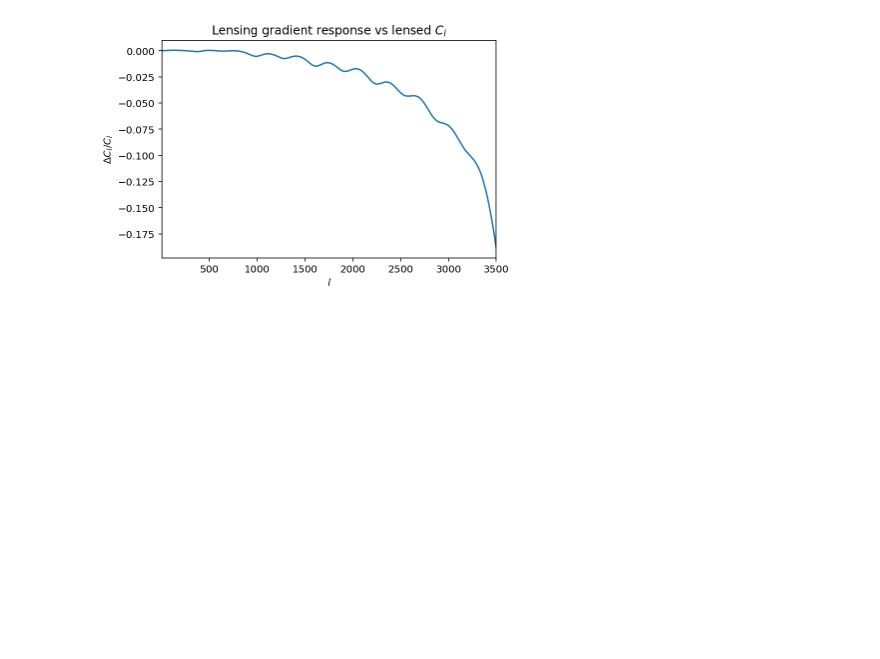
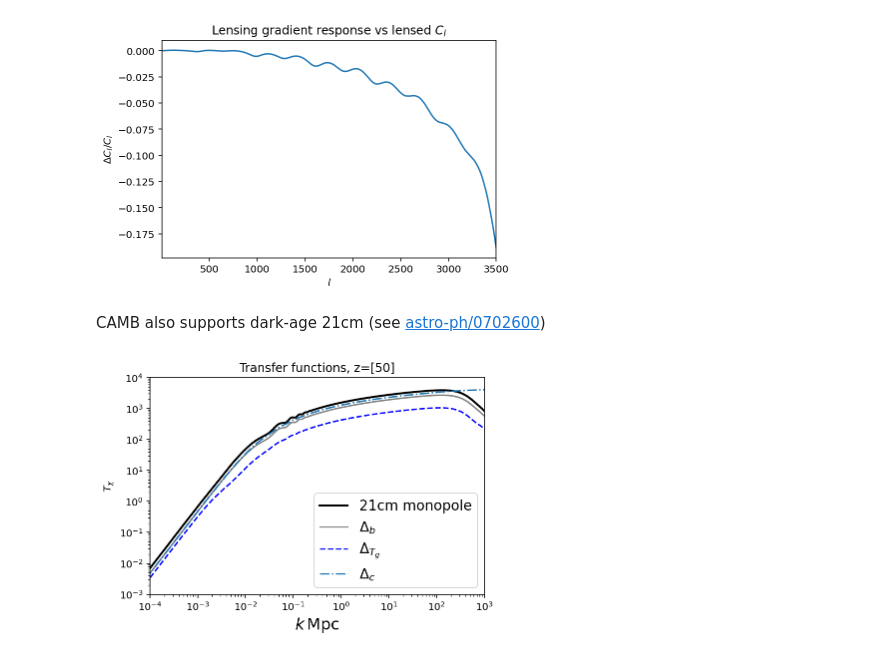
Before and after one commit to cmbant/CAMB, a Jupyter notebook: docs/CAMBdemo.ipynb, the cells around one changed output. Drawn from its saved outputs; the diff is of its cells as text; code cells hidden in the pictures; blank space fills up the shorter version.

Commit message:
add 21cm transfer variable names to python; add example notebook example

```diff
--- a/docs/CAMBdemo.ipynb
+++ b/docs/CAMBdemo.ipynb
@@ -1103,3 +1103,46 @@ plt.xlim(2,3500)
 plt.title(r'Lensing gradient response vs lensed $C_l$');
 # %% [output]
 [figure]
+# %% [markdown]
+CAMB also supports dark-age 21cm (see [astro-ph/0702600](https://arxiv.org/abs/astro-ph/0702600))
+# %%
+# Get 21cm transfer functions, similar to Fig 4 of astro-ph/0702600
+pars=camb.set_params(cosmomc_theta=0.0104, ombh2= 0.022, omch2= 0.12, tau = 0.053,
+                     As= 2.08e-09, ns= 0.968, num_massive_neutrinos=1)
+
+pars.Do21cm  =True
+
+pars.Evolve_delta_xe =True # ionization fraction perturbations
+pars.Evolve_baryon_cs  = True # accurate baryon perturbations
+pars.WantCls =False
+pars.SourceTerms.use_21cm_mK = False # Use dimensionless rather than mK units
+redshifts=[50]
+pars.set_matter_power(kmax=1000, redshifts=redshifts)
+
+# get transfer functions
+results= camb.get_results(pars)
+trans = results.get_matter_transfer_data()
+#get kh - the values of k/h at which they are calculated
+k = trans.transfer_data[0,:,0]* results.Params.h
+
+for zix, z in enumerate(redshifts,):
+    # see https://camb.readthedocs.io/en/latest/transfer_variables.html
+
+    delta_c = trans.transfer_data[model.Transfer_cdm-1,:,zix]
+    delta_b = trans.transfer_data[model.Transfer_b-1,:,zix]
+    T_g = trans.transfer_data[model.Transfer_Tmat-1,:,zix]
+    mono = trans.transfer_data[model.Transfer_monopole-1,:,zix]
+
+    plt.loglog(k,mono*k**2, color='k', ls='-', lw=2)
+    plt.plot(k,delta_b*k**2, color='gray', ls='-')
+    plt.plot(k,T_g*k**2, color='b', ls='--')
+    plt.plot(k,delta_c*k**2, color='C0', ls='-.')
+
+plt.xlabel(r'$k\, \rm Mpc$', fontsize=16);
+plt.title(f'Transfer functions, z={redshifts}')
+plt.legend([r'21cm monopole', r'$\Delta_b$',r'$\Delta_{T_g}$', r'$\Delta_c$'], fontsize=14)
+plt.ylabel(r'$T_\chi$')
+plt.xlim(1e-4, 1e3)
+plt.ylim(1e-3, 1e4);
+# %% [output]
+[figure, added]
```
Also changed, not shown: 2 other files.
